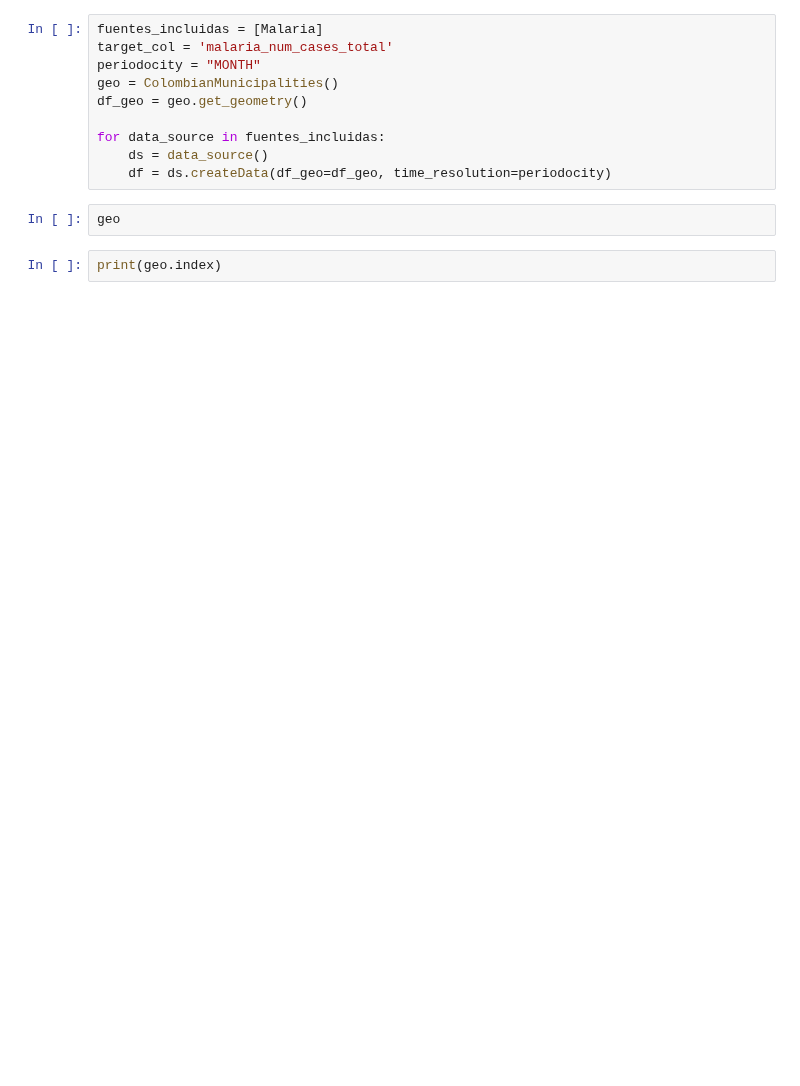
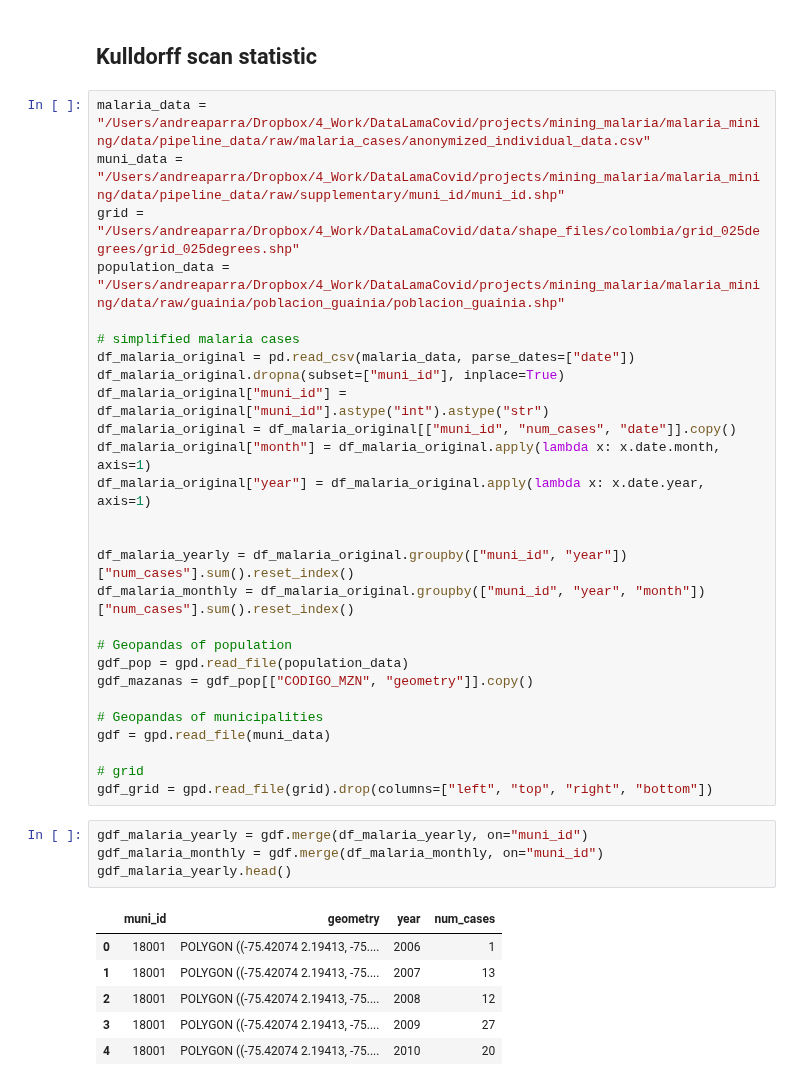
Before and after one commit to Data-Lama/pathogen_study_regions_generator, a Jupyter notebook: src/Notes_andrea.ipynb, the cells around one changed output. Cells and saved outputs as stored; diff of their text form; blank space fills up the shorter version.

```diff
--- a/src/Notes_andrea.ipynb
+++ b/src/Notes_andrea.ipynb
@@ -29,14 +24,40 @@ for data_source in fuentes_incluidas:
-# %%
-fuentes_incluidas = [Malaria]
-target_col = 'malaria_num_cases_total'
-periodocity = "MONTH"
-geo = ColombianMunicipalities()
-df_geo = geo.get_geometry()
-
-for data_source in fuentes_incluidas:
-    ds = data_source()
-    df = ds.createData(df_geo=df_geo, time_resolution=periodocity)
-# %%
-geo
-# %%
-print(geo.index)
+# %% [markdown]
+## Kulldorff scan statistic
+# %%
+malaria_data = "/Users/andreaparra/Dropbox/4_Work/DataLamaCovid/projects/mining_malaria/malaria_mining/data/pipeline_data/raw/malaria_cases/anonymized_individual_data.csv"
+muni_data = "/Users/andreaparra/Dropbox/4_Work/DataLamaCovid/projects/mining_malaria/malaria_mining/data/pipeline_data/raw/supplementary/muni_id/muni_id.shp"
+grid = "/Users/andreaparra/Dropbox/4_Work/DataLamaCovid/data/shape_files/colombia/grid_025degrees/grid_025degrees.shp"
+population_data = "/Users/andreaparra/Dropbox/4_Work/DataLamaCovid/projects/mining_malaria/malaria_mining/data/raw/guainia/poblacion_guainia/poblacion_guainia.shp"
+
+# simplified malaria cases
+df_malaria_original = pd.read_csv(malaria_data, parse_dates=["date"])
+df_malaria_original.dropna(subset=["muni_id"], inplace=True)
+df_malaria_original["muni_id"] = df_malaria_original["muni_id"].astype("int").astype("str")
+df_malaria_original = df_malaria_original[["muni_id", "num_cases", "date"]].copy()
+df_malaria_original["month"] = df_malaria_original.apply(lambda x: x.date.month, axis=1)
+df_malaria_original["year"] = df_malaria_original.apply(lambda x: x.date.year, axis=1)
+
+
+df_malaria_yearly = df_malaria_original.groupby(["muni_id", "year"])["num_cases"].sum().reset_index()
+df_malaria_monthly = df_malaria_original.groupby(["muni_id", "year", "month"])["num_cases"].sum().reset_index()
+
+# Geopandas of population
+gdf_pop = gpd.read_file(population_data)
+gdf_mazanas = gdf_pop[["CODIGO_MZN", "geometry"]].copy()
+
+# Geopandas of municipalities
+gdf = gpd.read_file(muni_data)
+
+# grid
+gdf_grid = gpd.read_file(grid).drop(columns=["left", "top", "right", "bottom"])
+# %%
+gdf_malaria_yearly = gdf.merge(df_malaria_yearly, on="muni_id")
+gdf_malaria_monthly = gdf.merge(df_malaria_monthly, on="muni_id")
+gdf_malaria_yearly.head()
+# %% [output]
+|  | muni_id | geometry | year | num_cases |
+| 0 | 18001 | POLYGON ((-75.42074 2.19413, -75.... | 2006 | 1 |
+| 1 | 18001 | POLYGON ((-75.42074 2.19413, -75.... | 2007 | 13 |
+| 2 | 18001 | POLYGON ((-75.42074 2.19413, -75.... | 2008 | 12 |
+| 3 | 18001 | POLYGON ((-75.42074 2.19413, -75.... | 2009 | 27 |
+| 4 | 18001 | POLYGON ((-75.42074 2.19413, -75.... | 2010 | 20 |
```
Also changed, not shown: parts of 14 cells of this notebook, 3 other files.
